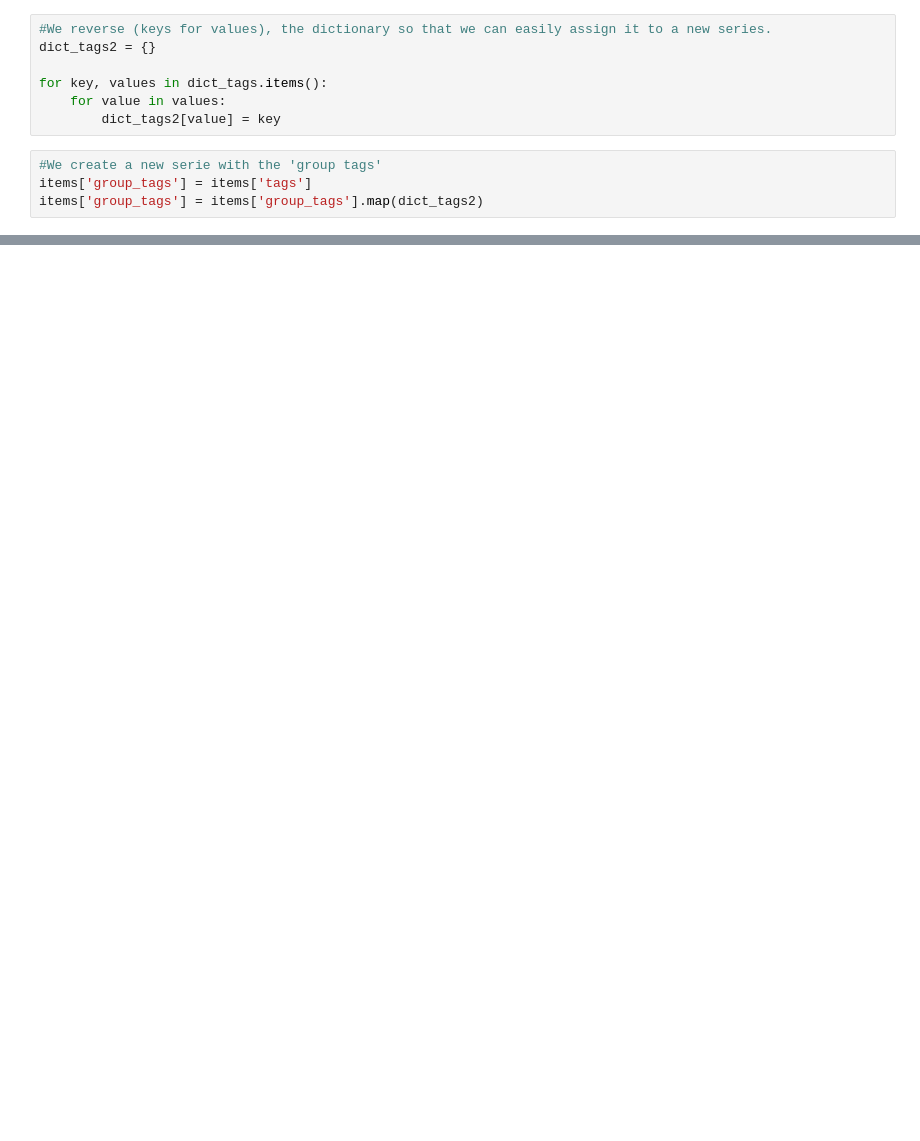
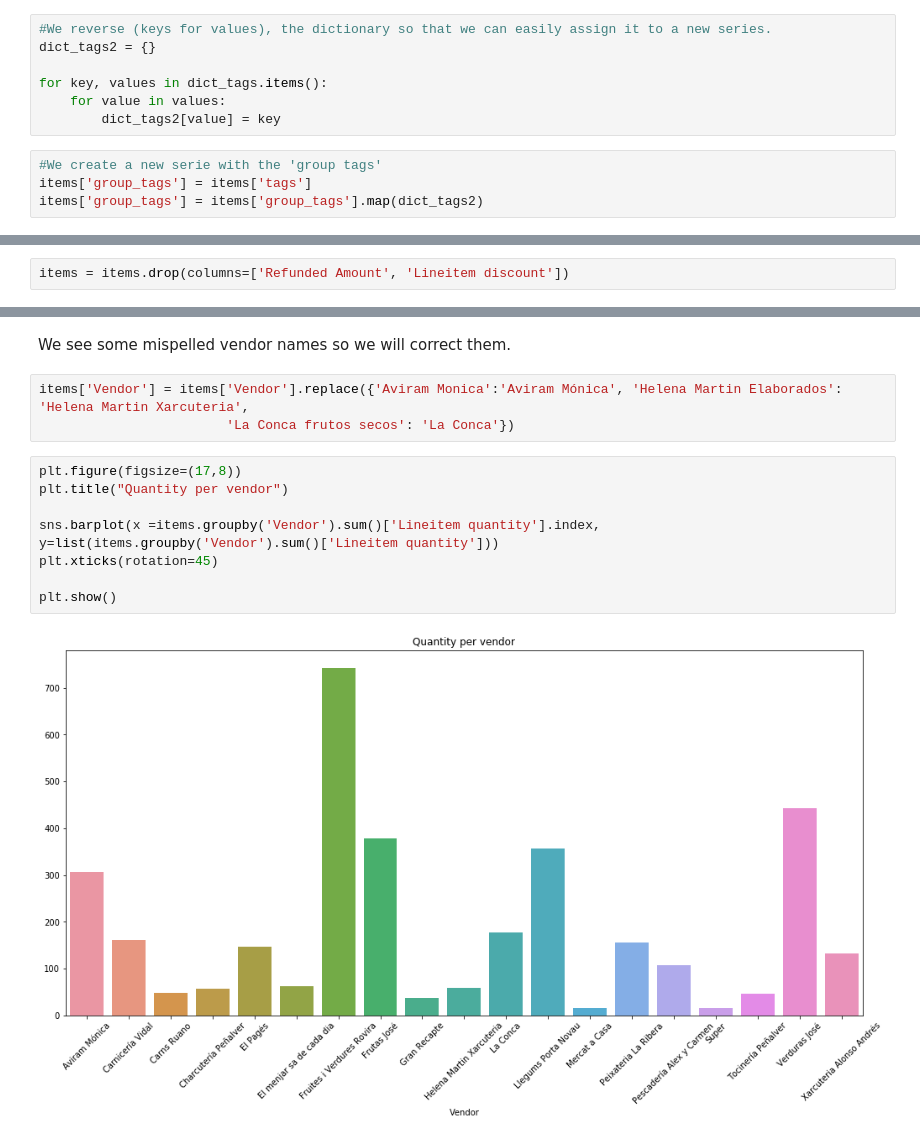
Before and after one commit to adriaferrer/Vimet, a Jupyter notebook: 02. Descriptive statistics/Descriptive_stats_items.ipynb, the cells around one changed output, grey strips where cells are left out. Cells and saved outputs as stored; diff of their text form; blank space fills up the shorter version.

```diff
--- a/02. Descriptive statistics/Descriptive_stats_items.ipynb
+++ b/02. Descriptive statistics/Descriptive_stats_items.ipynb
@@ -93,0 +195,2 @@ items['group_tags'] = items['group_tags'].map(dict_tags2)
+# %%
+items = items.drop(columns=['Refunded Amount', 'Lineitem discount'])
@@ -93,0 +222,15 @@ items['group_tags'] = items['group_tags'].map(dict_tags2)
+# %% [markdown]
+We see some mispelled vendor names so we will correct them.
+# %%
+items['Vendor'] = items['Vendor'].replace({'Aviram Monica':'Aviram Mónica', 'Helena Martin Elaborados': 'Helena Martin Xarcuteria',
+                        'La Conca frutos secos': 'La Conca'})
+# %%
+plt.figure(figsize=(17,8))
+plt.title("Quantity per vendor")
+
+sns.barplot(x =items.groupby('Vendor').sum()['Lineitem quantity'].index, y=list(items.groupby('Vendor').sum()['Lineitem quantity']))
+plt.xticks(rotation=45)
+
+plt.show()
+# %% [output]
+[figure, added]
```
Also changed, not shown: parts of 36 cells of this notebook.
